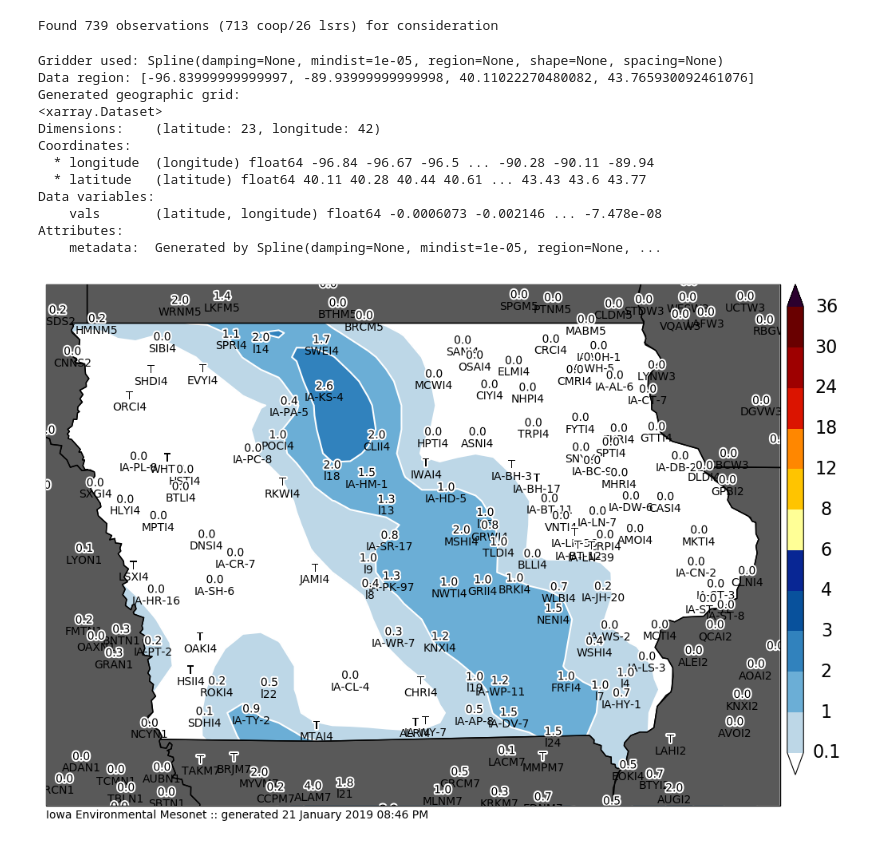
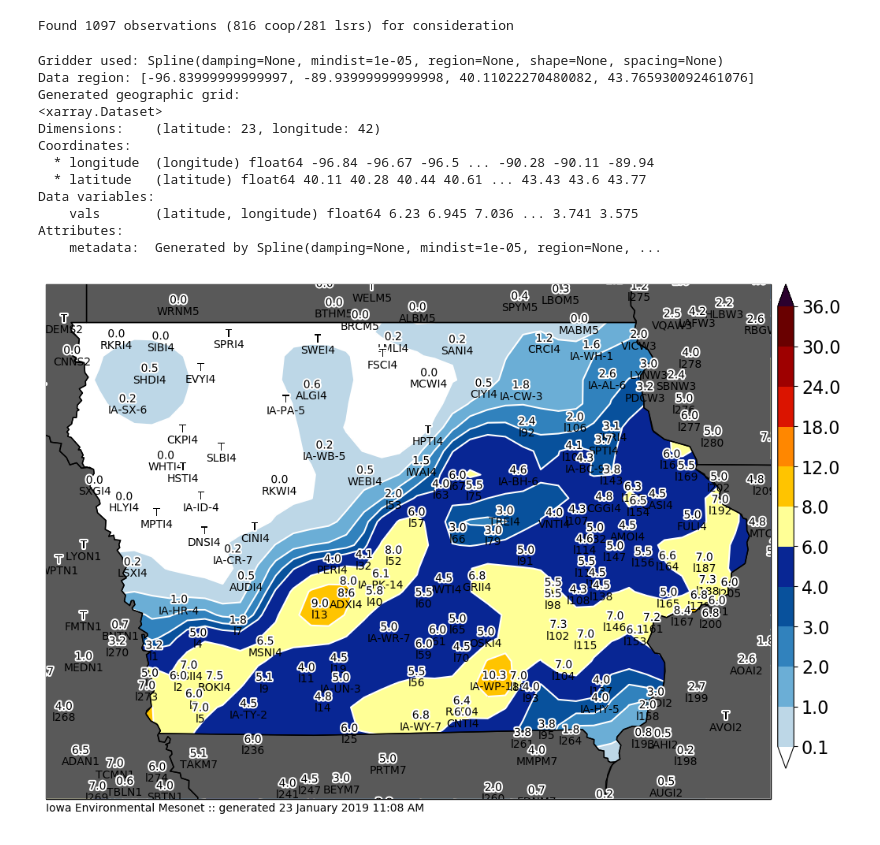
Before and after one commit to akrherz/DEV, a Jupyter notebook: coop/feature_snowfall_analysis.ipynb, the cells around one changed output. Cells and saved outputs as stored; diff of their text form; code cells hidden in the pictures.

```diff
--- a/coop/feature_snowfall_analysis.ipynb
+++ b/coop/feature_snowfall_analysis.ipynb
@@ -78,9 +78,9 @@ def get_coop(dates):
     IEM.close()
     return data
 
-crows = get_coop( ['2019-01-21', '2019-01-22'] )
-sts = utc(2019, 1, 20, 12)
-ets = utc(2019, 1, 21, 12, 0)
+crows = get_coop( ['2019-01-23', '2019-01-24'] )
+sts = utc(2019, 1, 23, 6)
+ets = utc(2019, 1, 24, 12, 0)
 lrows = get_lsrs(sts, ets)
 
 df = pd.DataFrame(crows + lrows)
@@ -123,13 +123,13 @@ dfall = df
 #    dfall = pd.concat([df, pd.DataFrame(newrows)], ignore_index=True)
 dfall.set_index('label', inplace=True)
 # %% [output]
-Found 739 observations (713 coop/26 lsrs) for consideration
+Found 1097 observations (816 coop/281 lsrs) for consideration
 # %%
-cull = ['IA-WP-6', 'RANI4']
+cull = ['IA-KS-4', 'GRTM7', 'l242']
 if cull:
     dfall.at[cull, 'useme'] = False
 
-hardcode = [['IA-HM-1', 1.5]
+hardcode = [
            ]
 for sid, val in hardcode:
     dfall.at[sid, 'val'] = val
@@ -170,35 +170,35 @@ region = [min(ll[0], ul[0]), max(lr[0], ur[0]), min(ll[1], ul[1]), max(ul[1], ur
 print("Data region:", region)
 
 grid = grd.grid(
     region=region,
     spacing=spacing,
     projection=projection,
     dims=["latitude", "longitude"],
     data_names=["vals"],
 )
 print("Generated geographic grid:")
 print(grid)
 m.contourf(grid.longitude, grid.latitude, grid.vals, clevs, cmap=cmap)
 df_useme_plot = df_useme[(df_useme['val']>=0) & (df_useme['val']<12)]
 m.plot_values(
     df_useme_plot['lon'], df_useme_plot['lat'], df_useme_plot['datalabel'],
     '%s', labels=df_useme_plot.index.values,
     textsize=10, labeltextsize=10, labelbuffer=0)
 m.postprocess(filename='test.png')
 # %% [output]
 Gridder used: Spline(damping=None, mindist=1e-05, region=None, shape=None, spacing=None)
 Data region: [-96.83999999999997, -89.93999999999998, 40.11022270480082, 43.765930092461076]
 Generated geographic grid:
 <xarray.Dataset>
 Dimensions:    (latitude: 23, longitude: 42)
 Coordinates:
   * longitude  (longitude) float64 -96.84 -96.67 -96.5 ... -90.28 -90.11 -89.94
   * latitude   (latitude) float64 40.11 40.28 40.44 40.61 ... 43.43 43.6 43.77
 Data variables:
-    vals       (latitude, longitude) float64 -0.0006073 -0.002146 ... -7.478e-08
+    vals       (latitude, longitude) float64 6.23 6.945 7.036 ... 3.741 3.575
 Attributes:
     metadata:  Generated by Spline(damping=None, mindist=1e-05, region=None, ...
-[figure, old version]
+[figure, new version]
 # %%
 # now we are ready to plot!
 
```
Also changed, not shown: parts of 2 cells of this notebook, 1 other file.
